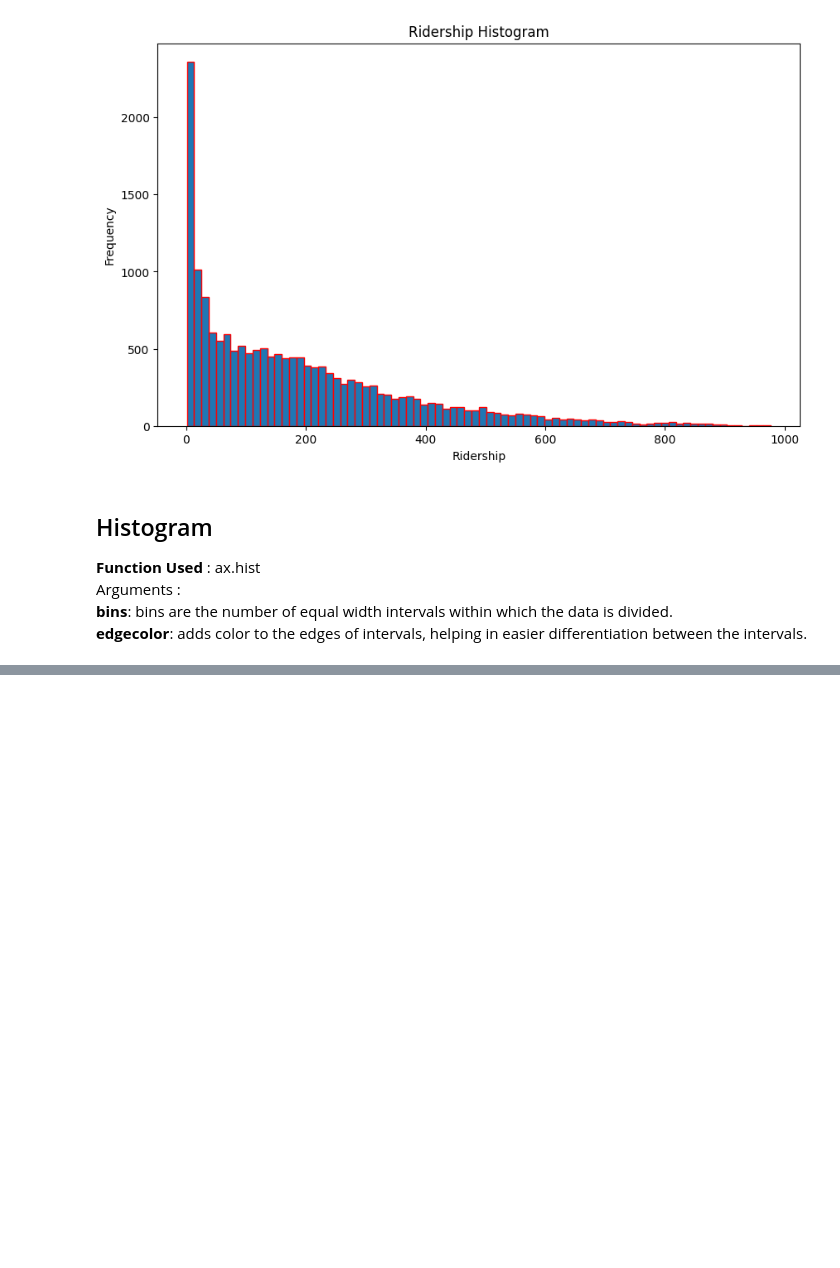
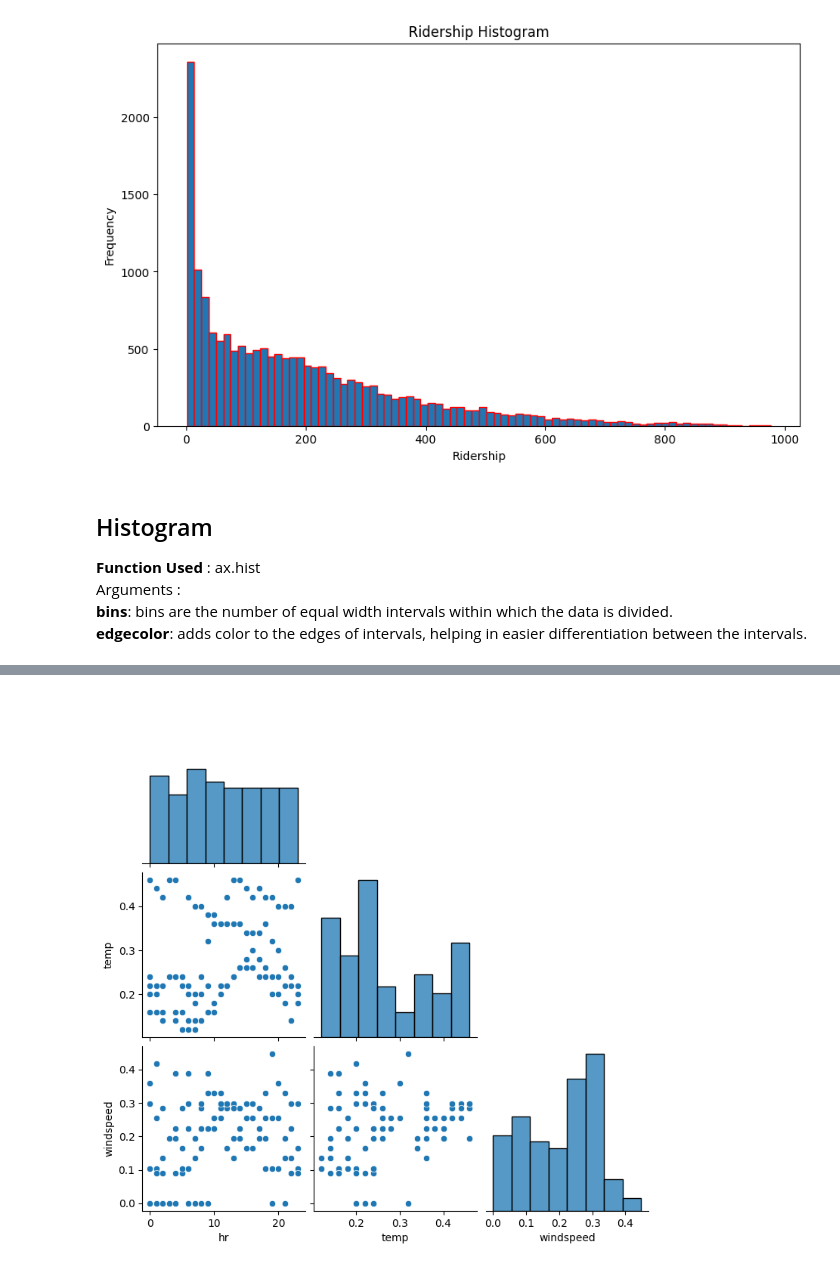
Before and after one commit to gonkikong0/Data-Science-, a Jupyter notebook: Data Analysis.ipynb, the cells around one changed output, grey strips where cells are left out. Drawn from its saved outputs; the diff is of its cells as text; code cells hidden in the pictures; blank space fills up the shorter version.

```diff
--- a/Data Analysis.ipynb
+++ b/Data Analysis.ipynb
@@ -297,0 +302,7 @@ Arguments : <br>
+# %%
+thevariables = ['hr', 'temp', 'windspeed']
+hour_first100 = hour.loc[0:100, thevariables]
+sns.pairplot(hour_first100, corner= True)
+plt.show()
+# %% [output]
+[figure, added]
```
Also changed, not shown: parts of 3 cells of this notebook.
